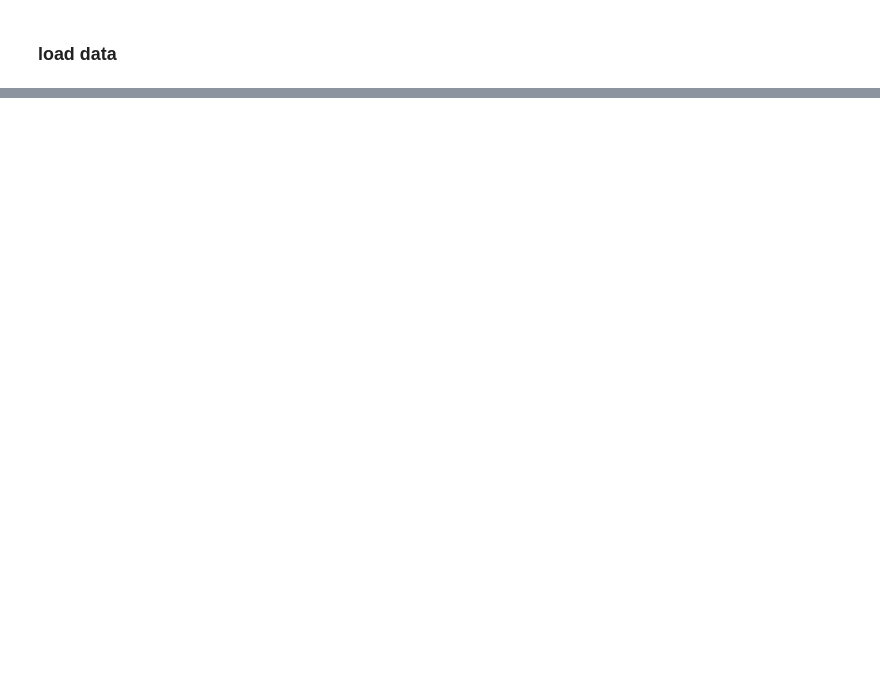
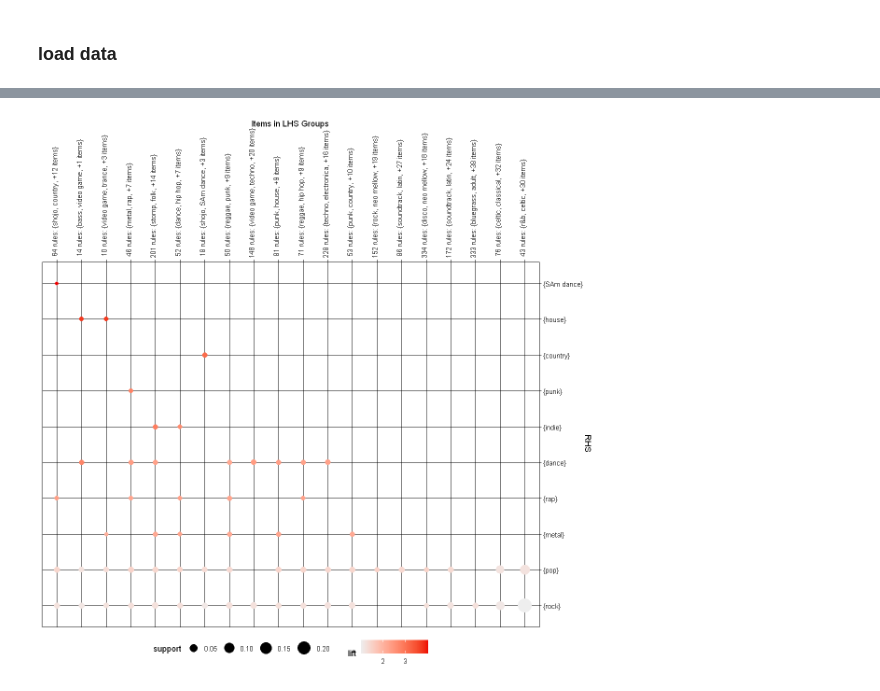
Before and after one commit to smehdizadeh/CSCI5622_Machine-Learning, a Jupyter notebook: arm.ipynb, the cells around one changed output, grey strips where cells are left out. Saved outputs shown, nothing was run; the diff lists cells and outputs as text; code cells hidden in the pictures; blank space fills up the shorter version.

```diff
--- a/arm.ipynb
+++ b/arm.ipynb
@@ -35,0 +175,4 @@ transactions in sparse format with
+# %%
+plot(rule1, method="grouped")
+# %% [output]
+[figure, added]
```
Also changed, not shown: parts of 17 cells of this notebook.
